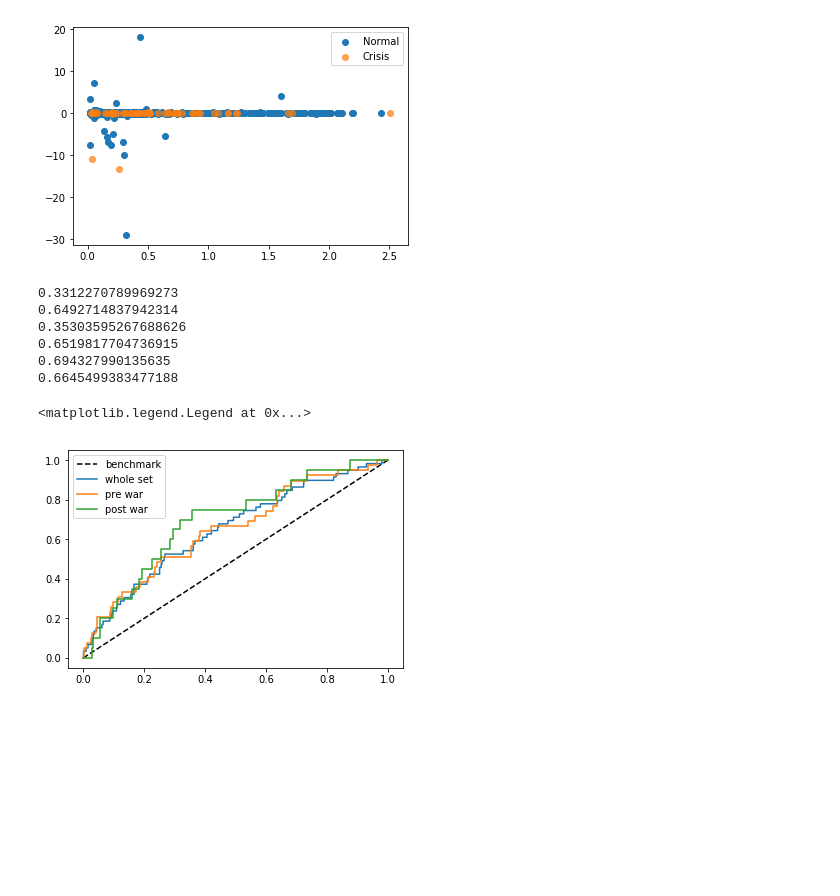
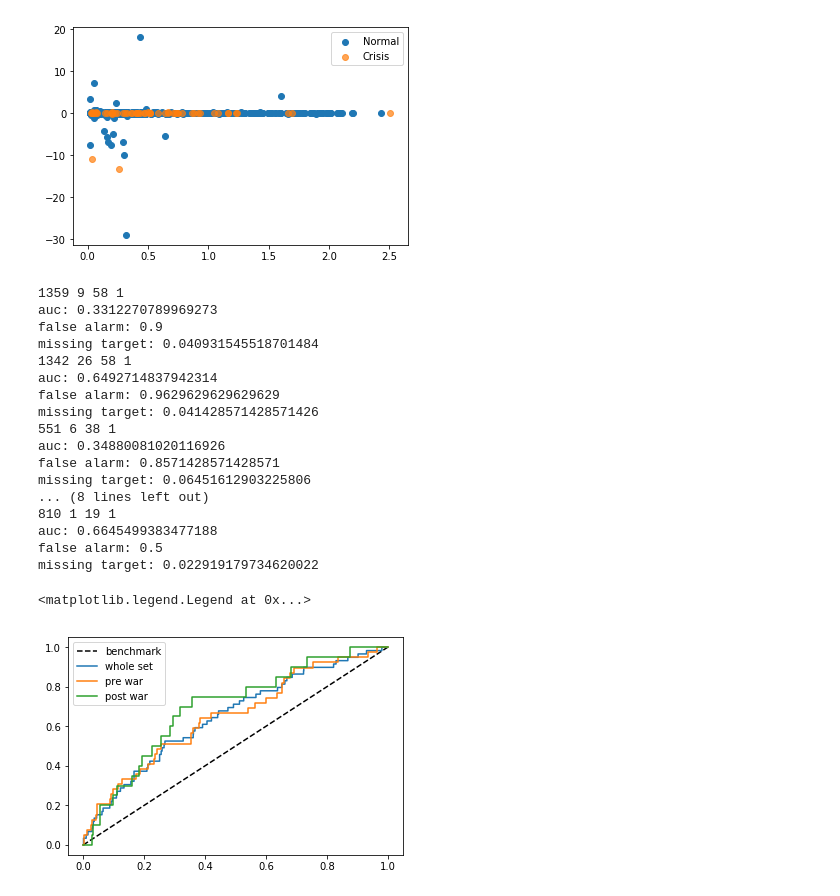
Before and after one commit to linsallyzhao/notebooks, a Jupyter notebook: ML_courseWork/Classification.ipynb, the cells around one changed output. Drawn from its saved outputs; the diff is of its cells as text; code cells hidden in the pictures; blank space fills up the shorter version.

```diff
--- a/ML_courseWork/Classification.ipynb
+++ b/ML_courseWork/Classification.ipynb
@@ -250,8 +417,17 @@ def out_of_sample_tree(whole, test, maxD = 3, credit=False, pri=False, criterion
     fpr, tpr, _ = roc_curve(y_test, pre_pro)
     auc = roc_auc_score(y_test, pre_pro)
 
+    prediction = treeClas.predict(X_test)
+    tn, fp, fn, tp = confusion_matrix(y_test, prediction).ravel()
+    print(tn, fp, fn, tp)
+    false_alarm = fp/(1.0*tp + fp)
+    missing_target = fn/(1.0*fn + tn)
+
+    print(f'false alarm: {false_alarm}')
+    print(f'missing target: {missing_target}')
+
     if pri:
-        print(auc)
+        print(f'auc: {auc}')
     return fpr, tpr, auc
 
 #out of sample can compare gini and entropy
@@ -413,7 +647,16 @@ def in_sample_forest(training, maxD = 3, credit=False):
     fpr, tpr, thr = roc_curve(y, pre_pro, drop_intermediate=False)
     auc = roc_auc_score(y, pre_pro)
 
-    print(auc)
+    prediction = foreClas.predict(X)
+    tn, fp, fn, tp = confusion_matrix(y, prediction).ravel()
+    print(tn, fp, fn, tp)
+    false_alarm = fp/(1.0*tp + fp)
+    missing_target = fn/(1.0*fn + tn)
+
+    print(f'auc: {auc}')
+    print(f'false alarm: {false_alarm}')
+    print(f'missing target: {missing_target}')
+
     return fpr, tpr, auc
 
 in_sample_forest(data)
@@ -462,8 +716,18 @@ def out_of_sample_forest(whole, test, maxD = 3, credit=False, pri=False, criteri
     fpr, tpr, _ = roc_curve(y_test, pre_pro)
     auc = roc_auc_score(y_test, pre_pro)
 
+    prediction = foreClas.predict(X_test)
+    tn, fp, fn, tp = confusion_matrix(y_test, prediction).ravel()
+    print(tn, fp, fn, tp)
+
+    false_alarm = fp/(1.0*tp + fp)
+    missing_target = fn/(1.0*fn + tn)
+
+    print(f'false alarm: {false_alarm}')
+    print(f'missing target: {missing_target}')
+
     if pri:
-        print(auc)
+        print(f'auc: {auc}')
     return fpr, tpr, auc
 
 #out of sample can compare gini and entropy
@@ -560,41 +1032,61 @@ def in_sample_SVM(training, kernel = 'sigmoid', credit=False):
     if credit is True:
         X = training[['lag_2', 'credit']]
 
     else:
          X = training[['lag_2']]
     y = training['crisisST']
     svmClas = SVC(kernel=kernel, probability=True)
     svmClas.fit(X, y)
     pre_pro = svmClas.predict_proba(X)[:, 1]
     fpr, tpr, thr = roc_curve(y, pre_pro, drop_intermediate=False)
     auc = roc_auc_score(y, pre_pro)
 
-    print(auc)
+    prediction = svmClas.predict(X)
+    tn, fp, fn, tp = confusion_matrix(y, prediction).ravel()
+    print(tn, fp, fn, tp)
+    false_alarm = fp/(1.0*tp + fp)
+    missing_target = fn/(1.0*fn + tn)
+
+    print(f'auc: {auc}')
+    print(f'false alarm: {false_alarm}')
+    print(f'missing target: {missing_target}')
+
     return fpr, tpr, auc
 
 in_sample_SVM(data)
 data_fpr, data_tpr, _ = in_sample_SVM(data, credit=True)
 
 in_sample_SVM(preW)
 pre_fpr, pre_tpr, _ = in_sample_SVM(preW, credit=True)
 
 post_fpr, post_tpr, _ = in_sample_SVM(postW)
 in_sample_SVM(postW, credit=True)
 
 plt.plot([0, 1], [0, 1], 'k--')
 plt.plot(data_fpr,data_tpr)
 plt.plot(pre_fpr,pre_tpr)
 plt.plot(post_fpr,post_tpr)
 plt.legend(['benchmark', 'whole set', 'pre war', 'post war'])
 # %% [output]
-0.3312270789969273
-0.6492714837942314
-0.35303595267688626
-0.6519817704736915
-0.694327990135635
-0.6645499383477188
+1359 9 58 1
+auc: 0.3312270789969273
+false alarm: 0.9
+missing target: 0.040931545518701484
+1342 26 58 1
+auc: 0.6492714837942314
+false alarm: 0.9629629629629629
+missing target: 0.041428571428571426
+551 6 38 1
+auc: 0.34880081020116926
+false alarm: 0.8571428571428571
+missing target: 0.06451612903225806
+... (8 lines left out)
+810 1 19 1
+auc: 0.6645499383477188
+false alarm: 0.5
+missing target: 0.022919179734620022
 <matplotlib.legend.Legend at 0x...>
-[figure, old version]
+[figure, new version]
 # %%
 #kernel : string, optional (default=’rbf’)
 #‘linear’, ‘poly’, ‘rbf’, ‘sigmoid’, ‘precomputed’
```
Also changed, not shown: parts of 19 cells of this notebook, 7 other files.
